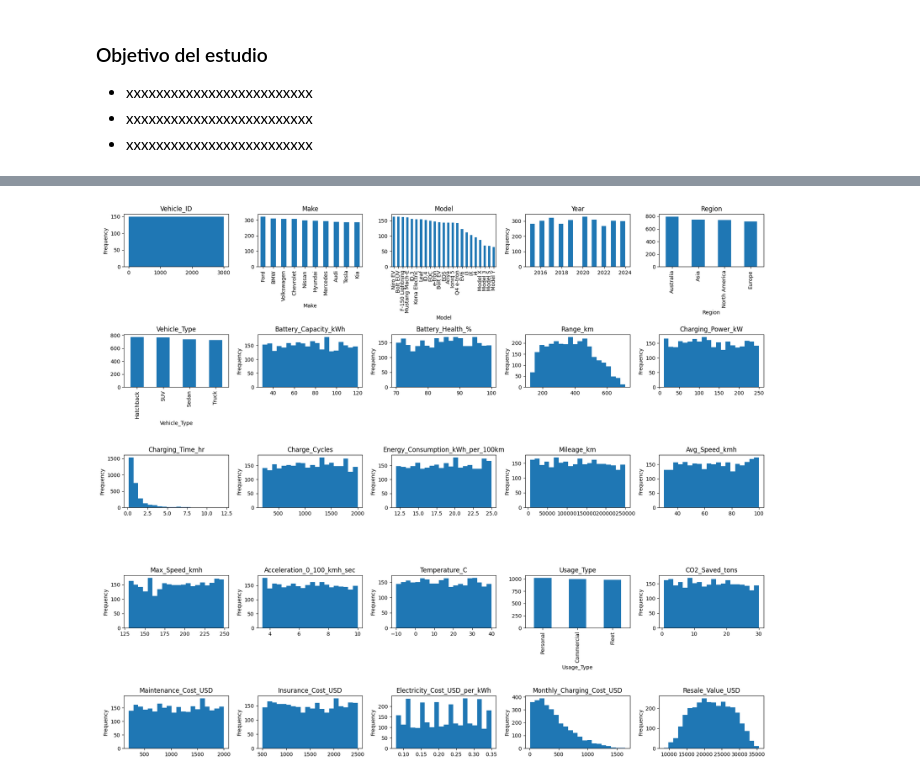
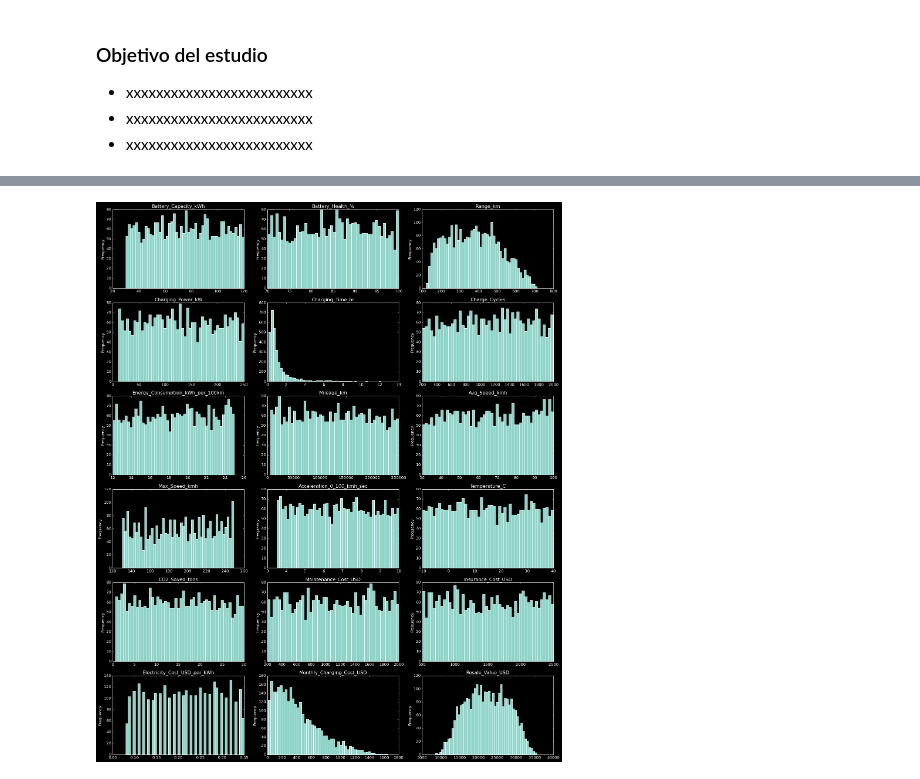
Before and after one commit to danielgonzalezp-96/Fundamentos_de_programacion_DGP, a Jupyter notebook: Taller_3_FdP/Electric_vehicle.ipynb, the cells around one changed output, grey strips where cells are left out. Drawn from its saved outputs; the diff is of its cells as text; code cells hidden in the pictures.

```diff
--- a/Taller_3_FdP/Electric_vehicle.ipynb
+++ b/Taller_3_FdP/Electric_vehicle.ipynb
@@ -55,0 +100,6 @@ datacsv.describe()
+# %%
+df_Expensive_Maintenance = datacsv[datacsv["Maintenance_Cost_USD"] > 1104.2]
+df_Cheap_Maintenance = datacsv[datacsv["Maintenance_Cost_USD"] < 1104.2]
+
+datacsv["Cheap_Maintenance"] = datacsv["Maintenance_Cost_USD"].apply(lambda x: 1 if x < 1104.2 else 0)
+df_Cheap_Maintenance.describe()
@@ -55,0 +117,3 @@ datacsv.describe()
+# %%
+datacsv["Expensive_Maintenance"] = datacsv["Maintenance_Cost_USD"].apply(lambda x: 1 if x > 1104.2 else 0)
+df_Expensive_Maintenance.describe()
@@ -55,0 +162,14 @@ datacsv.describe()
+# %%
+plt.style.use('dark_background')
+
+cols = ["Region", "Vehicle_Type", "Usage_Type"]
+colors = ['#ff9999','#66b3ff','#8DD3C7','#a7a7a7']
+fig, axs = plt.subplots(nrows=1, ncols=3, figsize=(15, 5))
+for idx, column in enumerate(cols):
+    counts = datacsv[column].value_counts()
+
+    axs[idx].pie(counts, labels=counts.index, autopct='%1.1f%%', startangle=90, colors=colors)
+    axs[idx].set_title(column)
+
+    plt.tight_layout()
+plt.show()
@@ -56,18 +178,24 @@ datacsv.describe()
 # %%
-fig, axs = plt.subplots(nrows=5, ncols=5, figsize=(18, 15))
+# Ánalisis de variables numéricas
 
-for idx, column in enumerate(datacsv.columns):
+plt.style.use('dark_background')
+
+num_cols = datacsv.select_dtypes(include=['int64', 'float64']).columns
+
+num_cols = num_cols.drop(['Vehicle_ID',"Year"], errors= "ignore")
+
+n = len(num_cols)
+nrows, ncols = (6, 3)
+fig, axs = plt.subplots(nrows=nrows, ncols=ncols, figsize=(20, 24))
+
+for idx, column in enumerate(num_cols):
     ax = axs.flatten()[idx]
-    if datacsv[column].dtype == object:
-        datacsv[column].value_counts().plot(kind='bar', ax=ax, title=column)
-    else:
-        datacsv[column].plot(kind='hist', ax=ax, title=column, bins=20)
+    datacsv[column].plot(kind='hist', ax=ax, title=column, bins=50)
 
-# Hide any unused subplots (if any)
-for i in range(len(datacsv.columns), len(axs.flatten())):
+for i in range(len(num_cols), len(axs.flatten())):
     axs.flatten()[i].set_visible(False)
 
 plt.tight_layout()
 plt.show()
 # %% [output]
-[figure, old version]
+[figure, new version]
```
Also changed, not shown: parts of 25 cells of this notebook.
